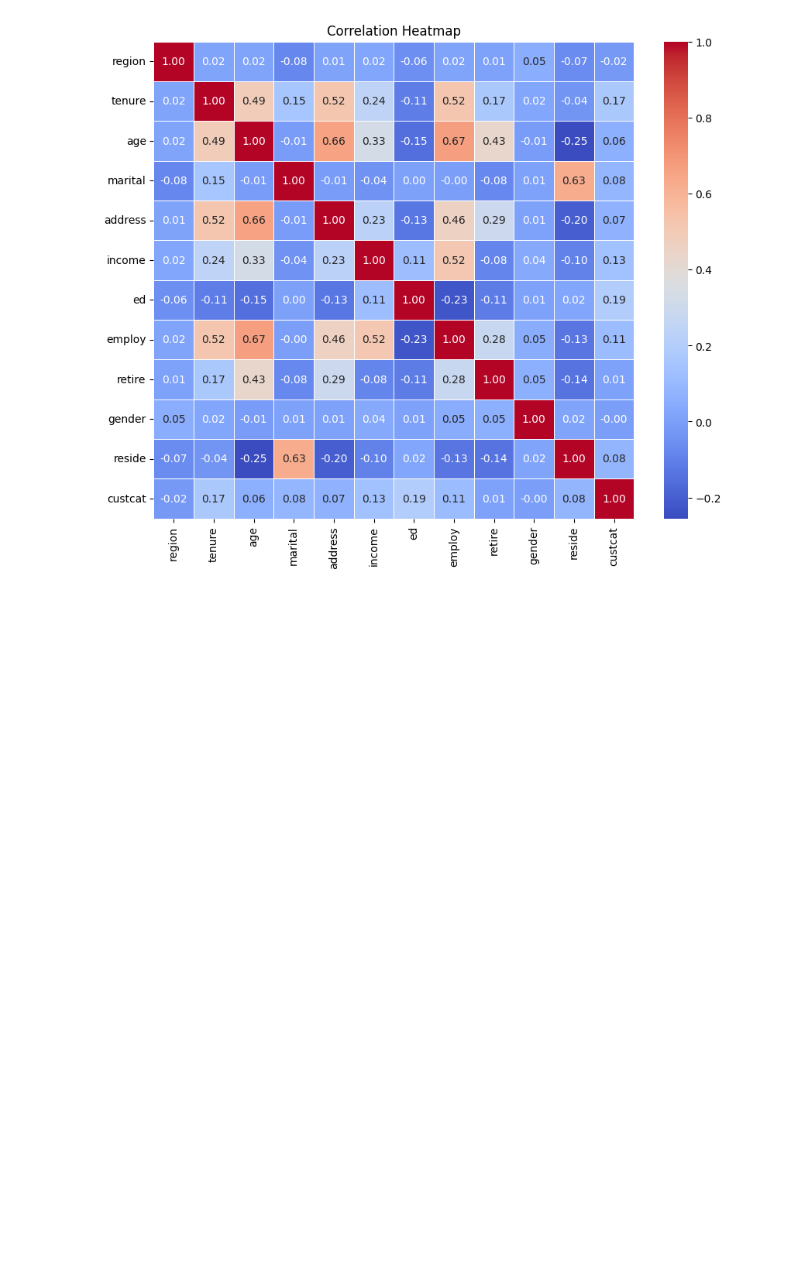
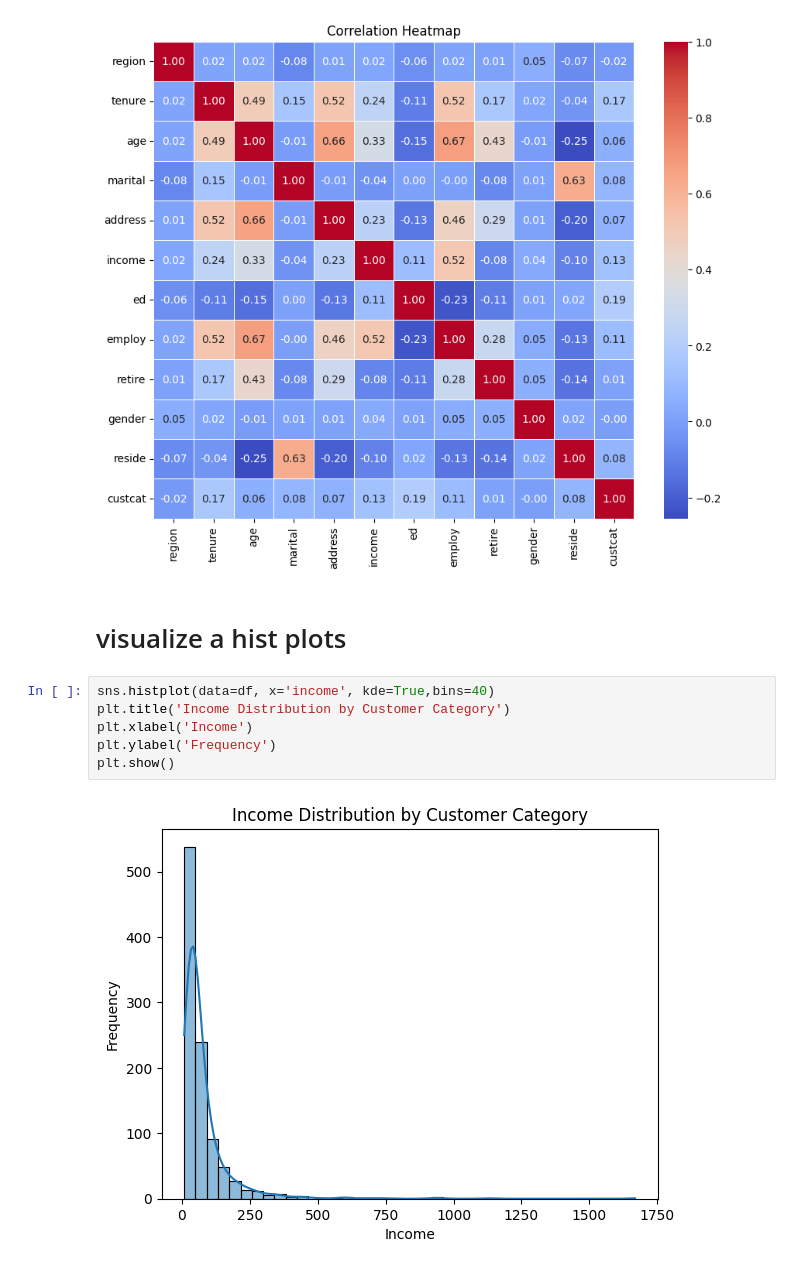
Before and after one commit to minhaz1172/Machine-Learning, a Jupyter notebook: KNN_classification.ipynb, the cells around one changed output. Cells and saved outputs as stored; diff of their text form; blank space fills up the shorter version.

```diff
--- a/KNN_classification.ipynb
+++ b/KNN_classification.ipynb
@@ -115,3 +115,13 @@ plt.title('Correlation Heatmap')
 plt.show()
 # %% [output]
 [figure]
+# %% [markdown]
+# visualize a hist plots
+# %%
+sns.histplot(data=df, x='income', kde=True,bins=40)
+plt.title('Income Distribution by Customer Category')
+plt.xlabel('Income')
+plt.ylabel('Frequency')
+plt.show()
+# %% [output]
+[figure, added]
```
Also changed, not shown: parts of 7 cells of this notebook.
